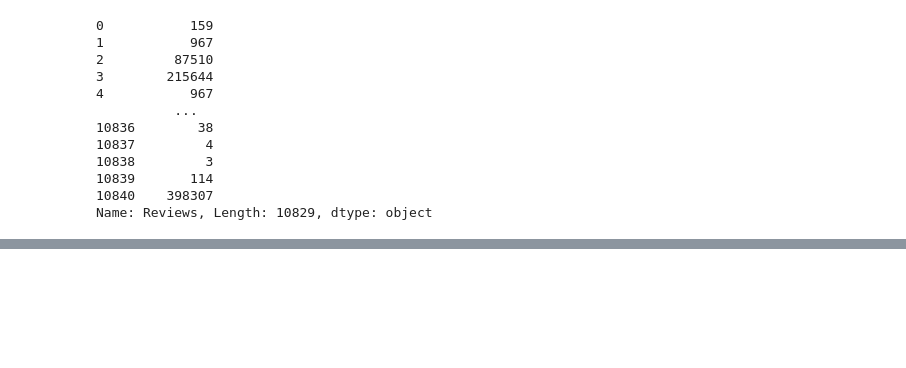
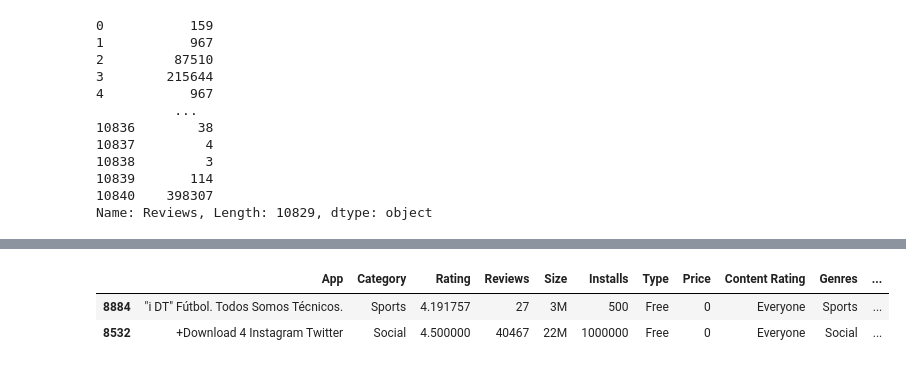
Before and after one commit to MatheusMalta002/Ciencia-de-dados-Pandas, a Jupyter notebook: Data_cleaning_with_playstore/data_cleaning.ipynb, the cells around one changed output, grey strips where cells are left out. Cells and saved outputs as stored; diff of their text form; code cells hidden in the pictures; blank space fills up the shorter version.

```diff
--- a/Data_cleaning_with_playstore/data_cleaning.ipynb
+++ b/Data_cleaning_with_playstore/data_cleaning.ipynb
@@ -234,0 +312,6 @@ Name: Reviews, Length: 10829, dtype: object
+# %%
+# removendo underscores
+df['Category'] = df['Category'].str.replace("_", " ")
+# %%
+# transformando valores em capitalize
+df['Category'] = df['Category'].str.capitalize()
@@ -234,0 +344,10 @@ Name: Reviews, Length: 10829, dtype: object
+# %%
+df['Installs'] = df['Installs'].str.replace("+", "")
+# %%
+df['Installs'] = df['Installs'].str.replace(",", "")
+# %%
+df.head(2)
+# %% [output]
+|  | App | Category | Rating | Reviews | Size | Installs | Type | Price | Content Rating | Genres | ... |
+| 8884 | "i DT" Fútbol. Todos Somos Técnicos. | Sports | 4.191757 | 27 | 3M | 500 | Free | 0 | Everyone | Sports | ... |
+| 8532 | +Download 4 Instagram Twitter | Social | 4.500000 | 40467 | 22M | 1000000 | Free | 0 | Everyone | Social | ... |
```
Also changed, not shown: parts of 17 cells of this notebook.
